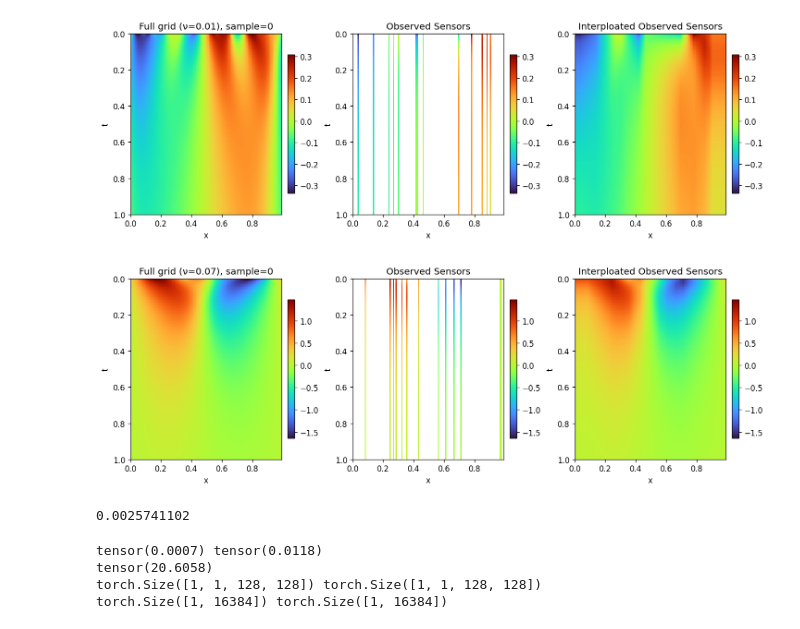
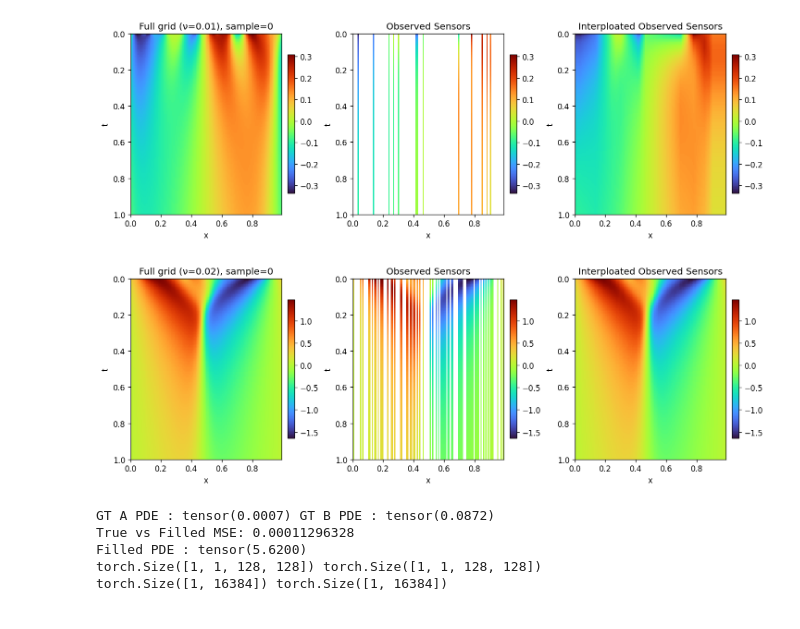
Before and after one commit to DohyunBu/PICSB, a Jupyter notebook: train.ipynb, the cells around one changed output. Drawn from its saved outputs; the diff is of its cells as text; code cells hidden in the pictures.

```diff
--- a/train.ipynb
+++ b/train.ipynb
@@ -24,43 +24,39 @@ torch.backends.cudnn.deterministic = True
 torch.backends.cudnn.benchmark = False
 # %%
 high_resol_coef = 0.01
-low_resol_coef = 0.07
+low_resol_coef = 0.02
 
 data1 = generate_dataset(
     n_samples=1,
     nu=high_resol_coef,
     Nx=128,
     Nt=128,
     T=1.0,
     L=1.0,
     grf_type="periodic",
     n_sensors=13,
     fixed_sensors=True,
     seed=0,
 )
 data2 = generate_dataset(
     n_samples=1,
     nu=low_resol_coef,
     Nx=128,
     Nt=128,
     T=1.0,
     L=1.0,
     grf_type="periodic",
-    n_sensors=13,
+    n_sensors=64,
     fixed_sensors=True,
     seed=20,
 )
-data1 = fill_missing_with_linear_interp(data1)
-data2 = fill_missing_with_linear_interp(data2)
+data1 = fill_missing_with_cubic_interp(data1)
+data2 = fill_missing_with_cubic_interp(data2)
 plot_full_and_observed_heatmaps(data1, sample_idx=0)
 plot_full_and_observed_heatmaps(data2, sample_idx=0)
 # %% [output]
 [figure]
-[figure, old version]
+[figure, new version]
-# %%
-((np.abs(data2['U_full'] - data2['U_filled']))**2).mean()
-# %% [output]
-0.0025741102
 # %%
 WA, WB, starts = make_paired_time_window_dataset(
     data1, # full grid 줄 친구
@@ -70,8 +66,10 @@ WA, WB, starts = make_paired_time_window_dataset(
     start_t=0,
     end_t=None,
 )
-print(burgers_pde_mse(torch.tensor(data1['U_full']), high_resol_coef), burgers_pde_mse(torch.tensor(data2['U_full']), low_resol_coef))
-print(burgers_pde_mse(torch.tensor(data2['U_filled']), low_resol_coef))
+print("GT A PDE :", burgers_pde_mse(torch.tensor(data1['U_full']), high_resol_coef), "GT B PDE :", burgers_pde_mse(torch.tensor(data2['U_full']), low_resol_coef))
+print("True vs Filled MSE:", ((np.abs(data2['U_full'] - data2['U_filled']))**2).mean())
+print("Filled PDE :", burgers_pde_mse(torch.tensor(data2['U_filled']), low_resol_coef))
+
 sensor_mask = torch.from_numpy(data2["mask"]).float()
 sensor_mask = sensor_mask.view(1, 1, 1, -1)
 WB_mask = sensor_mask.repeat(WB.shape[0], 1, WB.shape[2], 1)
@@ -86,8 +84,9 @@ print(WA_scaled.shape, WB_scaled.shape)
 # WA *= 3
 # WB *= 10
 # %% [output]
-tensor(0.0007) tensor(0.0118)
-tensor(20.6058)
+GT A PDE : tensor(0.0007) GT B PDE : tensor(0.0872)
+True vs Filled MSE: 0.00011296328
+Filled PDE : tensor(5.6200)
 torch.Size([1, 1, 128, 128]) torch.Size([1, 1, 128, 128])
 torch.Size([1, 16384]) torch.Size([1, 16384])
 # %%
```
Also changed, not shown: parts of 6 cells of this notebook, 3 other files.
